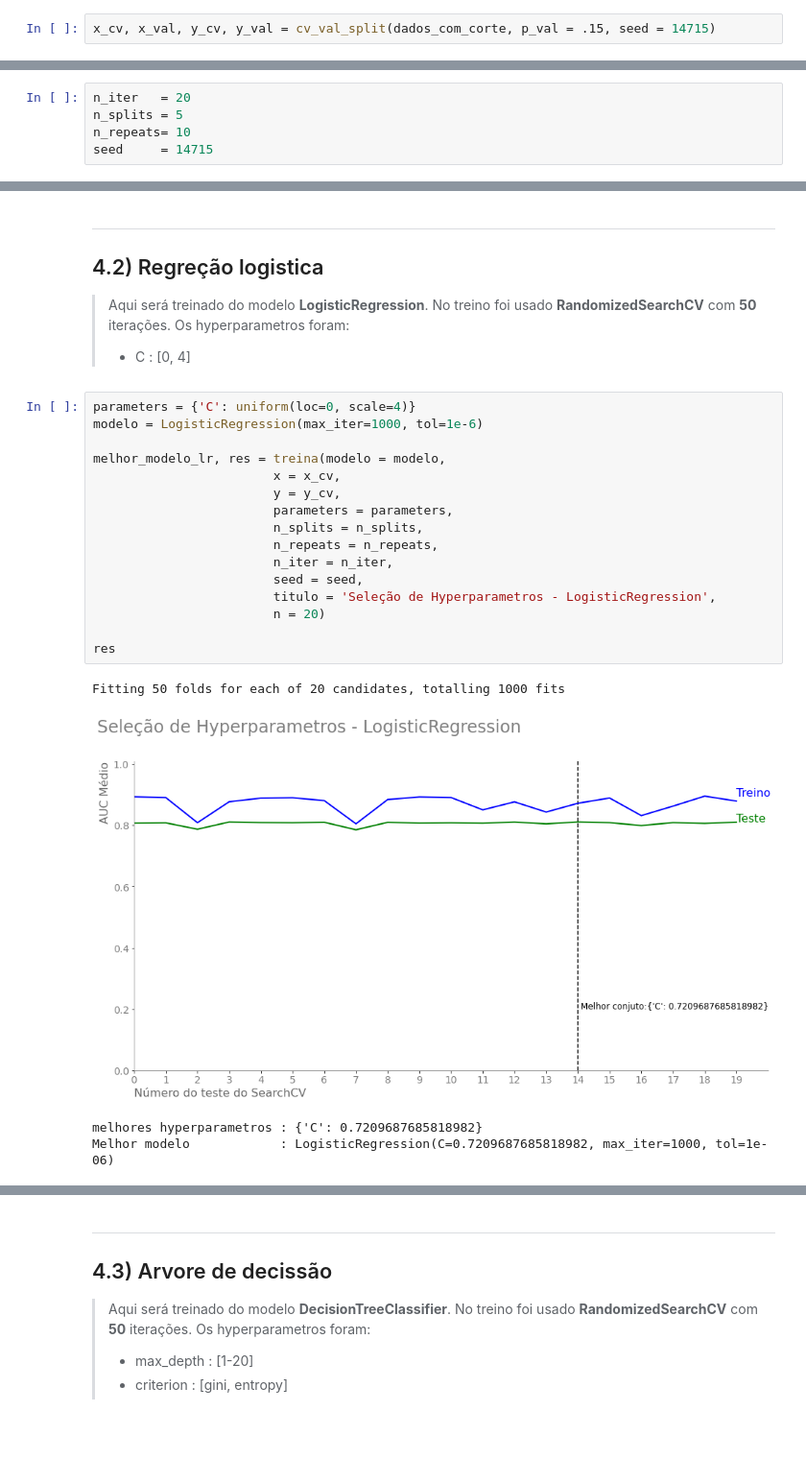
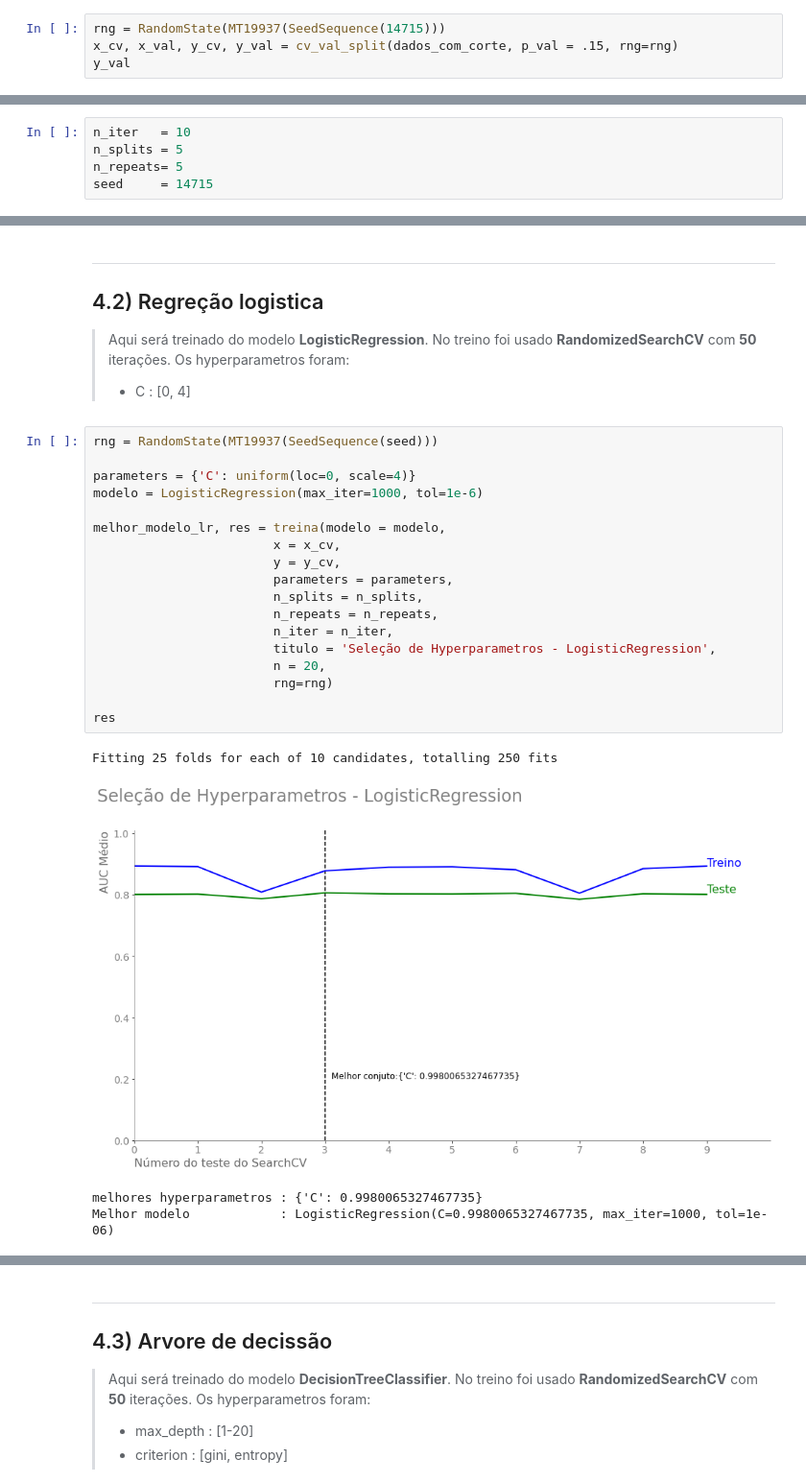
Before and after one commit to HenriqueCCdA/BC_DS_Projeto_Final, a Jupyter notebook: Notebooks/ML/treinamentos.ipynb, the cells around one changed output, grey strips where cells are left out. Shown at 96% size. Cells and saved outputs as stored; diff of their text form; blank space fills up the shorter version.

```diff
--- a/Notebooks/ML/treinamentos.ipynb
+++ b/Notebooks/ML/treinamentos.ipynb
@@ -146,4 +146,6 @@ _ = variaveis_explicativas(dados_com_corte)
 # %% [markdown]
 ### Divindido os dados em validação e Cross Valadiation (teste+treino)
 # %%
-x_cv, x_val, y_cv, y_val = cv_val_split(dados_com_corte, p_val = .15, seed = 14715)
+rng = RandomState(MT19937(SeedSequence(14715)))
+x_cv, x_val, y_cv, y_val = cv_val_split(dados_com_corte, p_val = .15, rng=rng)
+y_val
@@ -174,9 +194,9 @@ Número total de entradas para o Cross Validation : 298
 
 A opção **refit** foi deixado como **true** logo depois que o melhor modelo for selecioando o RandomizedSearchCV/GridSearchCv **re-treina** esse modelo com o dataset completo (treino+teste).
 # %%
-n_iter   = 20
+n_iter   = 10
 n_splits = 5
-n_repeats= 10
+n_repeats= 5
 seed     = 14715
 # %% [markdown]
 ## 4.1) DummyClassifier
@@ -215,24 +235,26 @@ Melhor modelo            : DummyClassifier(random_state=RandomState(MT19937) at
 > Aqui será treinado do modelo **LogisticRegression**. No treino foi usado **RandomizedSearchCV** com **50** iterações. Os hyperparametros foram:
 >* C             : [0, 4]
 # %%
+rng = RandomState(MT19937(SeedSequence(seed)))
+
 parameters = {'C': uniform(loc=0, scale=4)}
 modelo = LogisticRegression(max_iter=1000, tol=1e-6)
 
 melhor_modelo_lr, res = treina(modelo = modelo,
                         x = x_cv,
                         y = y_cv,
                         parameters = parameters,
                         n_splits = n_splits,
                         n_repeats = n_repeats,
                         n_iter = n_iter,
-                        seed = seed,
                         titulo = 'Seleção de Hyperparametros - LogisticRegression',
-                        n = 20)
+                        n = 20,
+                        rng=rng)
 
 res
 # %% [output]
-Fitting 50 folds for each of 20 candidates, totalling 1000 fits
+Fitting 25 folds for each of 10 candidates, totalling 250 fits
-[figure, old version]
+[figure, new version]
-melhores hyperparametros : {'C': 0.7209687685818982}
-Melhor modelo            : LogisticRegression(C=0.7209687685818982, max_iter=1000, tol=1e-06)
+melhores hyperparametros : {'C': 0.9980065327467735}
+Melhor modelo            : LogisticRegression(C=0.9980065327467735, max_iter=1000, tol=1e-06)
 |  | paramentros | media_teste | media_treino | std_teste | std_treino | mean_fit_time | std_fit_time | ... |
```
Also changed, not shown: parts of 7 cells of this notebook, 1 other file.
